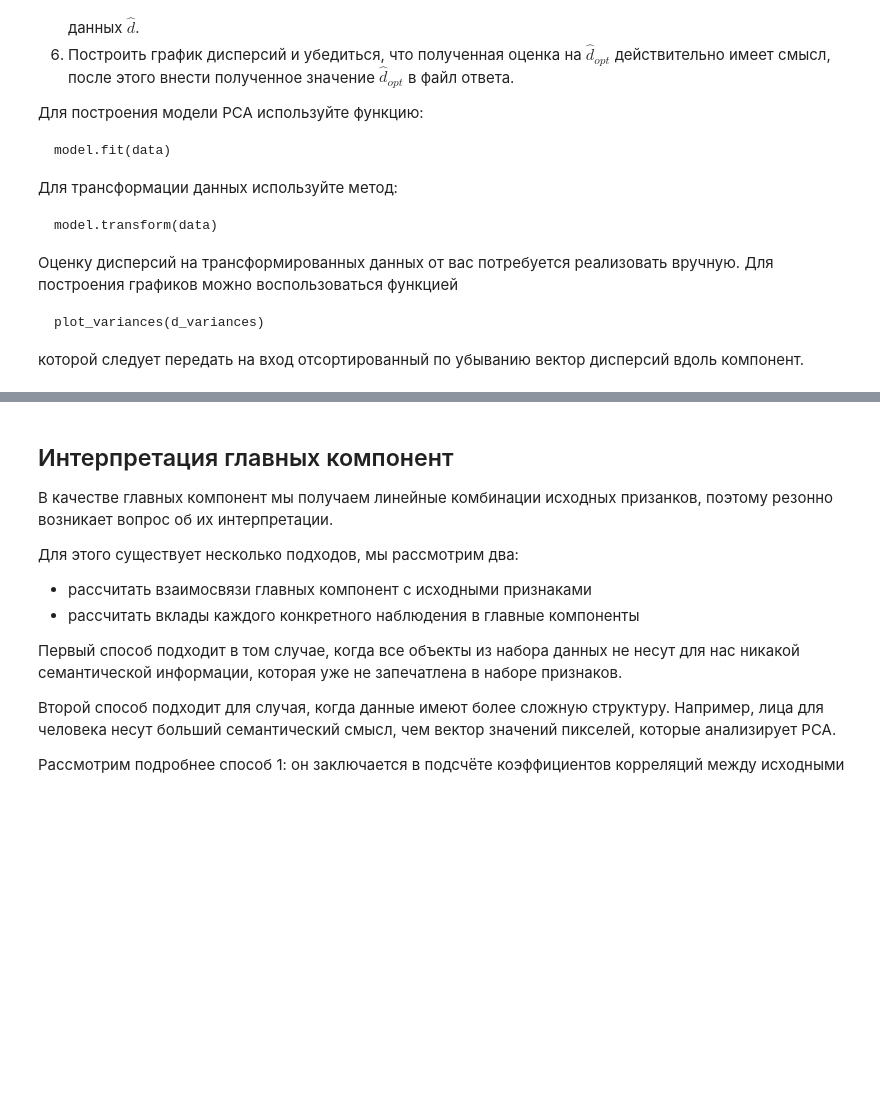
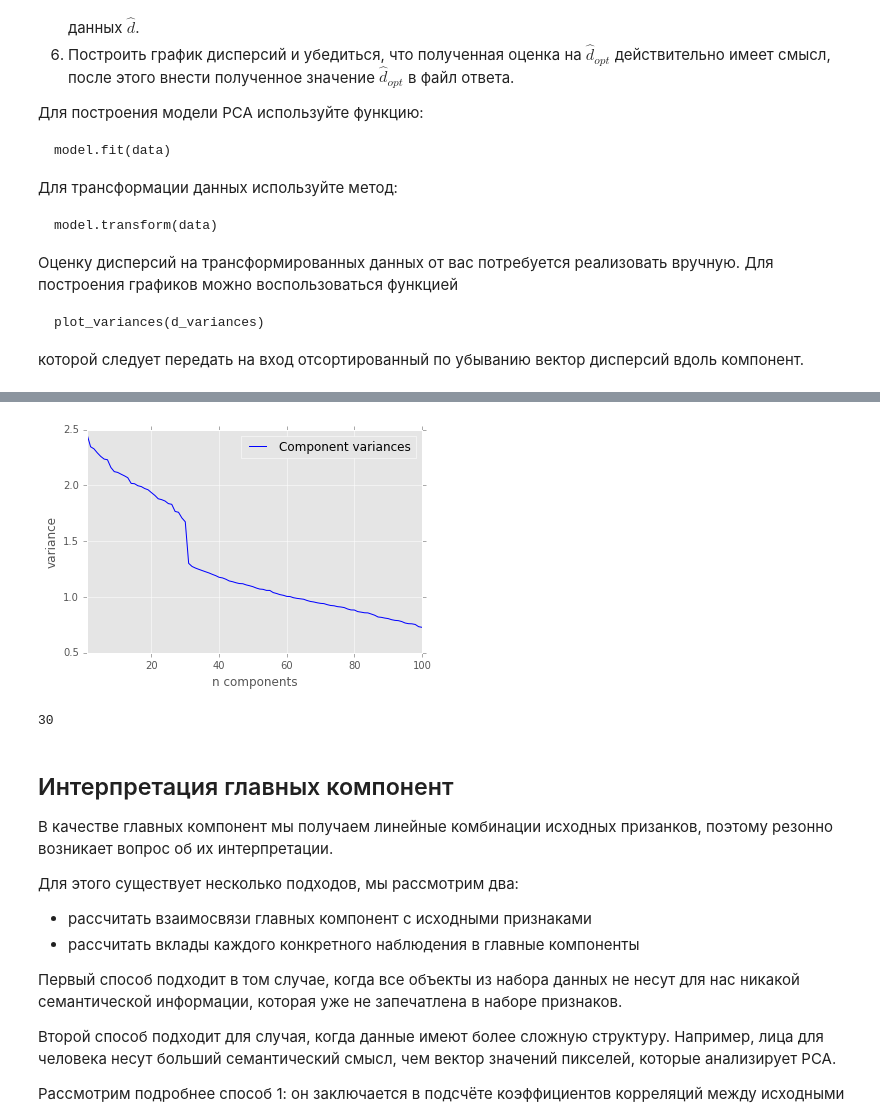
Before and after one commit to senior-sigan/MIPT_MachineLearning_specialization, a Jupyter notebook: 3_unsupervised-learning/week2/PCA.ipynb, the cells around one changed output, grey strips where cells are left out. Saved outputs shown, nothing was run; the diff lists cells and outputs as text; code cells hidden in the pictures; blank space fills up the shorter version.

```diff
--- a/3_unsupervised-learning/week2/PCA.ipynb
+++ b/3_unsupervised-learning/week2/PCA.ipynb
@@ -280,7 +303,6 @@ def write_answer_2(optimal_d):
     with open("pca_answer2.txt", "w") as fout:
         fout.write(str(optimal_d))
 
-data = pd.read_csv('data_task2.csv')
-
-# place your code here
-pass
+data = pd.read_csv('data/task2.csv.gz')
+print(data.shape)
+data.head()
@@ -286,0 +318,5 @@ pass
+# %%
+D = data.shape[1]
+print("D={}".format(D))
+model = PCA(n_components=D)
+model.fit(data)
@@ -286,0 +326,3 @@ pass
+# %%
+projection = pd.DataFrame(model.transform(data))
+projection.head()
@@ -287,3 +337,14 @@ pass
+# %%
+variances = projection.apply(np.var)
+plot_variances(variances)
+# %% [output]
+[figure, added]
+# %%
+d_opt = variances.diff().idxmin()
+print(d_opt)
+write_answer_2(d_opt)
+# %% [output]
+30
 # %% [markdown]
 ## Интерпретация главных компонент
 
```
Also changed, not shown: parts of 21 cells of this notebook, 4 other files.
